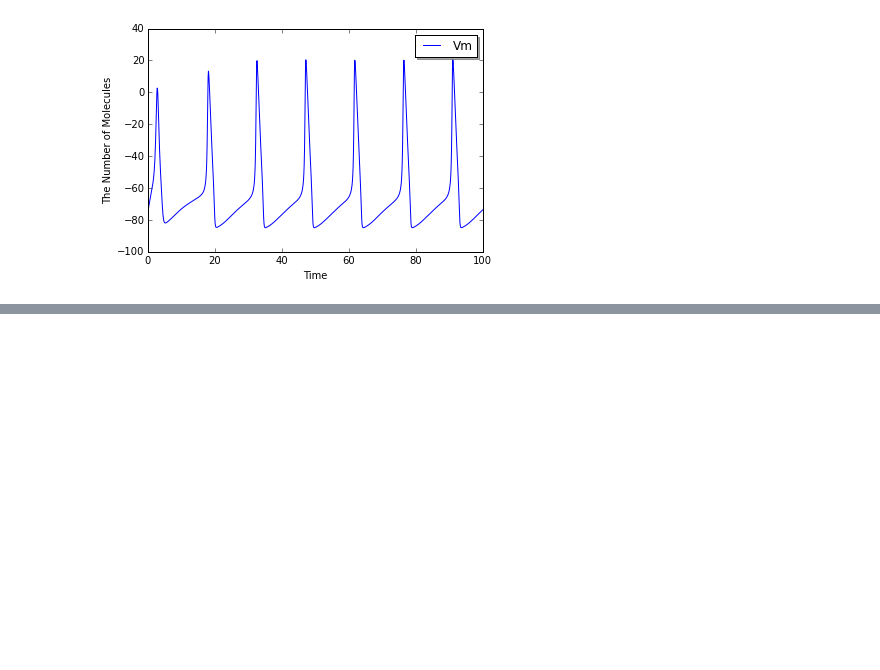
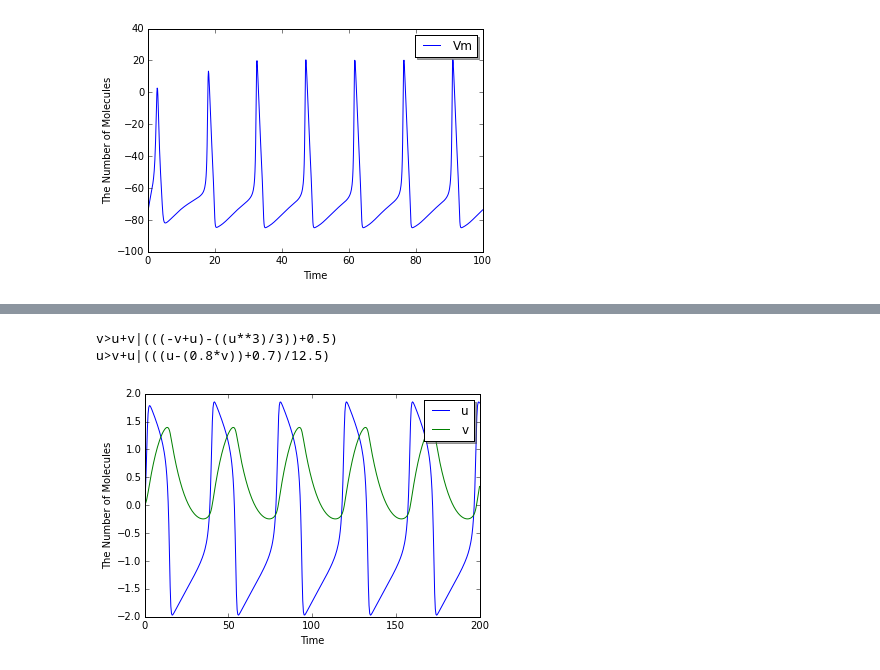
Before and after one commit to ecell/ecell4_base, a Jupyter notebook: ipynb/Examples/Hodgkin-Huxley Model.ipynb, the cells around one changed output, grey strips where cells are left out. Drawn from its saved outputs; the diff is of its cells as text; code cells hidden in the pictures; blank space fills up the shorter version.

```diff
--- a/ipynb/Examples/Hodgkin-Huxley Model.ipynb
+++ b/ipynb/Examples/Hodgkin-Huxley Model.ipynb
@@ -56,0 +61,21 @@ run_simulation(np.linspace(0, 100, 1001), model=hhm, y0={'Vm': -75}, species_lis
+# %%
+a = 0.7
+b = 0.8
+c = 12.5
+Iext = 0.5
+
+with reaction_rules():
+    ~u > u | -v + u - (u ** 3) / 3 + Iext
+    ~v > v | (u - b * v + a) / c
+
+fnm = get_model()
+# %%
+for rr in fnm.reaction_rules():
+    print(rr.as_string())
+# %% [output]
+v>u+v|(((-v+u)-((u**3)/3))+0.5)
+u>v+u|(((u-(0.8*v))+0.7)/12.5)
+# %%
+run_simulation(np.linspace(0, 200, 501), model=fnm)
+# %% [output]
+[figure, added]
```
Also changed, not shown: parts of 2 cells of this notebook.
